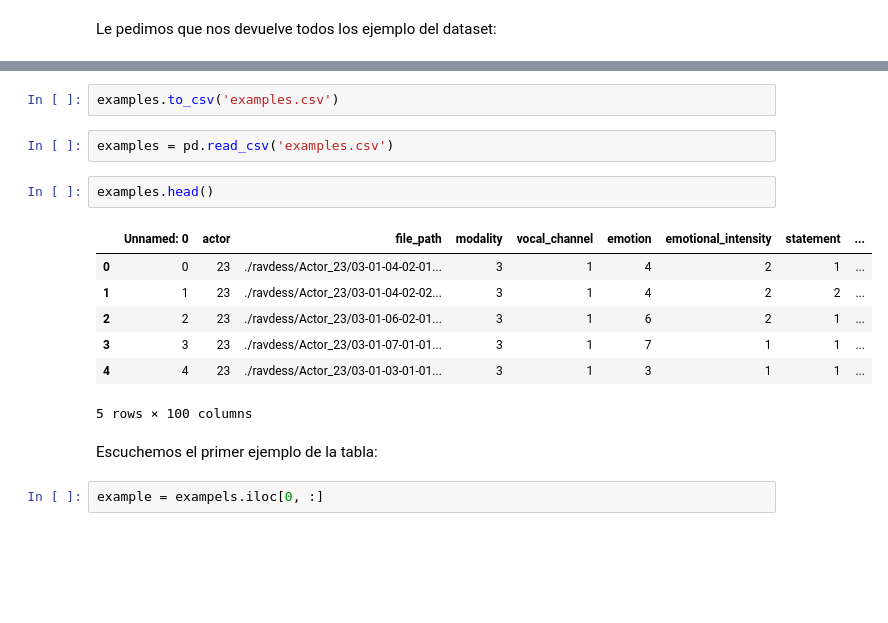
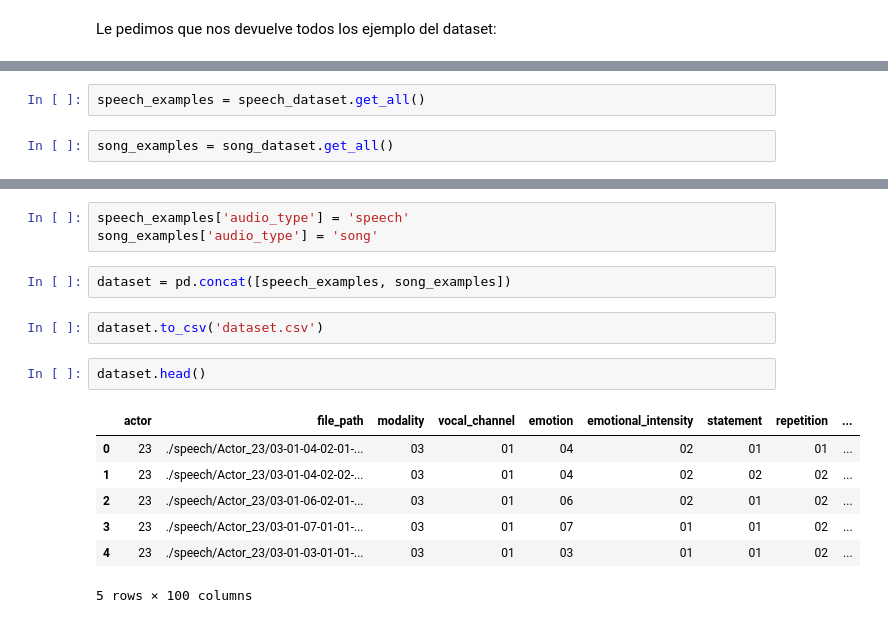
Before and after one commit to magistery-tps/aa-tp2, a Jupyter notebook: notebooks/generar-dataset.ipynb, the cells around one changed output, grey strips where cells are left out. Saved outputs shown, nothing was run; the diff lists cells and outputs as text; blank space fills up the shorter version.

Commit message:
feat: generate dataset with speechs and songs

```diff
--- a/notebooks/generar-dataset.ipynb
+++ b/notebooks/generar-dataset.ipynb
@@ -159 +164,5 @@ examples = dataset.get_all()
+# %%
+speech_examples = speech_dataset.get_all()
+# %%
+song_examples = song_dataset.get_all()
 # %%
@@ -171,18 +188,17 @@ Gardamos los ejemplo por que demora un tiempo generarlos:
+# %%
+speech_examples['audio_type'] = 'speech'
+song_examples['audio_type'] = 'song'
+# %%
+dataset = pd.concat([speech_examples, song_examples])
 # %%
-examples.to_csv('examples.csv')
+dataset.to_csv('dataset.csv')
-# %%
-examples = pd.read_csv('examples.csv')
 # %%
-examples.head()
+dataset.head()
 # %% [output]
-|  | Unnamed: 0 | actor | file_path | modality | vocal_channel | emotion | emotional_intensity | statement | ... |
-| 0 | 0 | 23 | ./ravdess/Actor_23/03-01-04-02-01... | 3 | 1 | 4 | 2 | 1 | ... |
-| 1 | 1 | 23 | ./ravdess/Actor_23/03-01-04-02-02... | 3 | 1 | 4 | 2 | 2 | ... |
-| 2 | 2 | 23 | ./ravdess/Actor_23/03-01-06-02-01... | 3 | 1 | 6 | 2 | 1 | ... |
-| 3 | 3 | 23 | ./ravdess/Actor_23/03-01-07-01-01... | 3 | 1 | 7 | 1 | 1 | ... |
-| 4 | 4 | 23 | ./ravdess/Actor_23/03-01-03-01-01... | 3 | 1 | 3 | 1 | 1 | ... |
+|  | actor | file_path | modality | vocal_channel | emotion | emotional_intensity | statement | repetition | ... |
+| 0 | 23 | ./speech/Actor_23/03-01-04-02-01-... | 03 | 01 | 04 | 02 | 01 | 01 | ... |
+| 1 | 23 | ./speech/Actor_23/03-01-04-02-02-... | 03 | 01 | 04 | 02 | 02 | 02 | ... |
+| 2 | 23 | ./speech/Actor_23/03-01-06-02-01-... | 03 | 01 | 06 | 02 | 01 | 02 | ... |
+| 3 | 23 | ./speech/Actor_23/03-01-07-01-01-... | 03 | 01 | 07 | 01 | 01 | 02 | ... |
+| 4 | 23 | ./speech/Actor_23/03-01-03-01-01-... | 03 | 01 | 03 | 01 | 01 | 02 | ... |
 5 rows × 100 columns
-# %% [markdown]
-Escuchemos el primer ejemplo de la tabla:
-# %%
-example = exampels.iloc[0, :]
```
Also changed, not shown: parts of 11 cells of this notebook, 3 other files.
